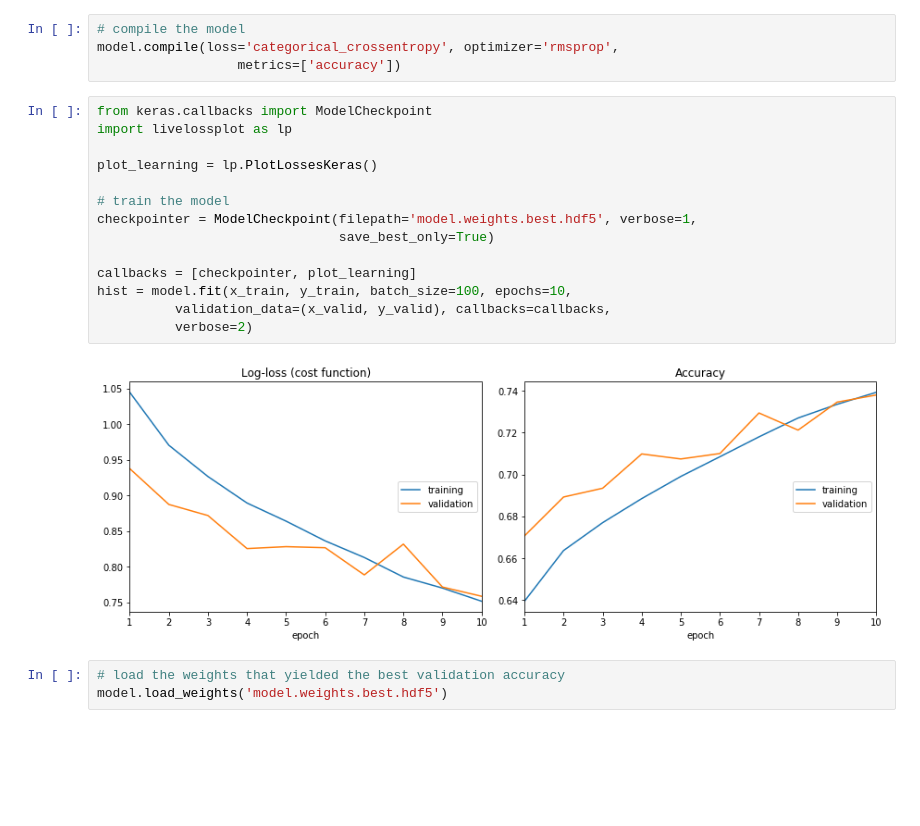
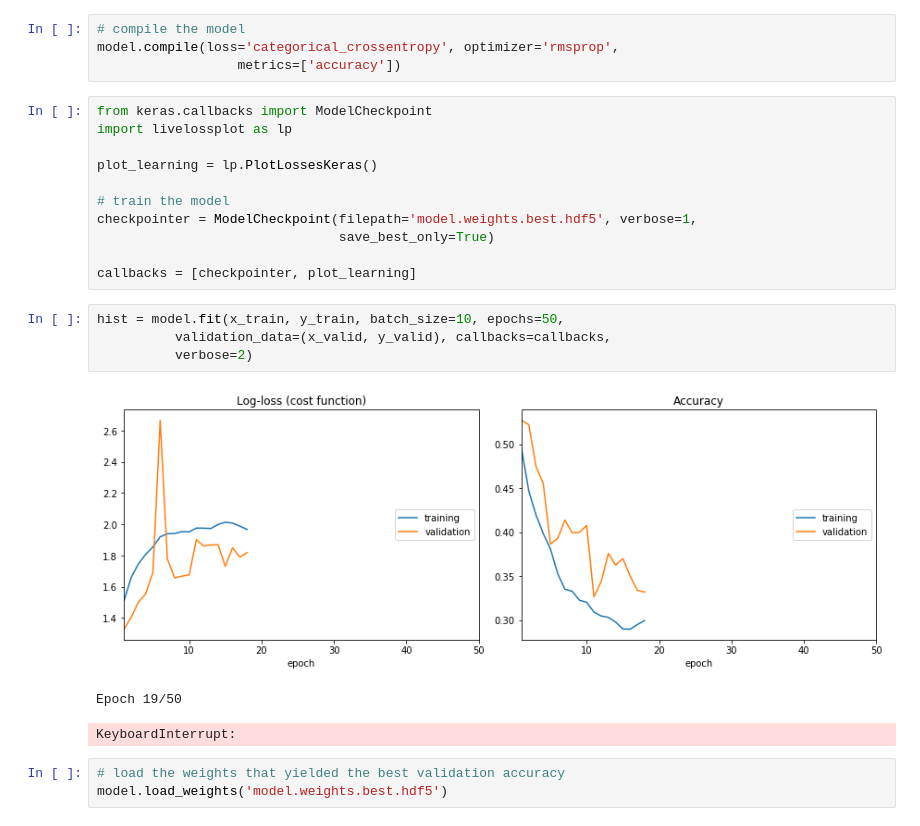
Before and after one commit to huli/convolutional-neural-network, a Jupyter notebook: cnn_from_scratch.ipynb, the cells around one changed output. Saved outputs shown, nothing was run; the diff lists cells and outputs as text; blank space fills up the shorter version.

```diff
--- a/cnn_from_scratch.ipynb
+++ b/cnn_from_scratch.ipynb
@@ -98,11 +104,14 @@ checkpointer = ModelCheckpoint(filepath='model.weights.best.hdf5', verbose=1,
                                save_best_only=True)
 
 callbacks = [checkpointer, plot_learning]
-hist = model.fit(x_train, y_train, batch_size=100, epochs=10,
-          validation_data=(x_valid, y_valid), callbacks=callbacks,
-          verbose=2)
-# %% [output]
-[figure, removed]
+# %%
+hist = model.fit(x_train, y_train, batch_size=10, epochs=50,
+          validation_data=(x_valid, y_valid), callbacks=callbacks,
+          verbose=2)
+# %% [output]
+[figure, added]
+Epoch 19/50
+KeyboardInterrupt:
 # %%
 # load the weights that yielded the best validation accuracy
 model.load_weights('model.weights.best.hdf5')
```
Also changed, not shown: parts of 2 cells of this notebook.
